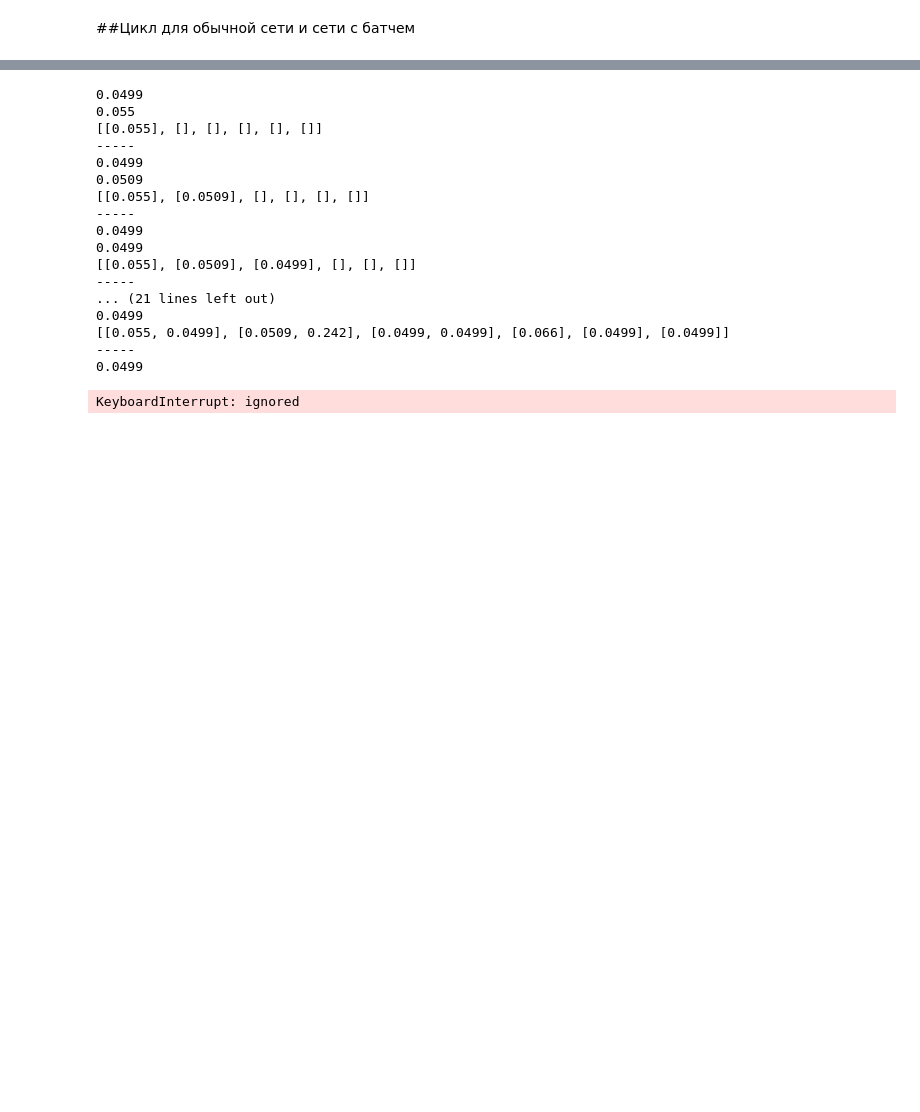
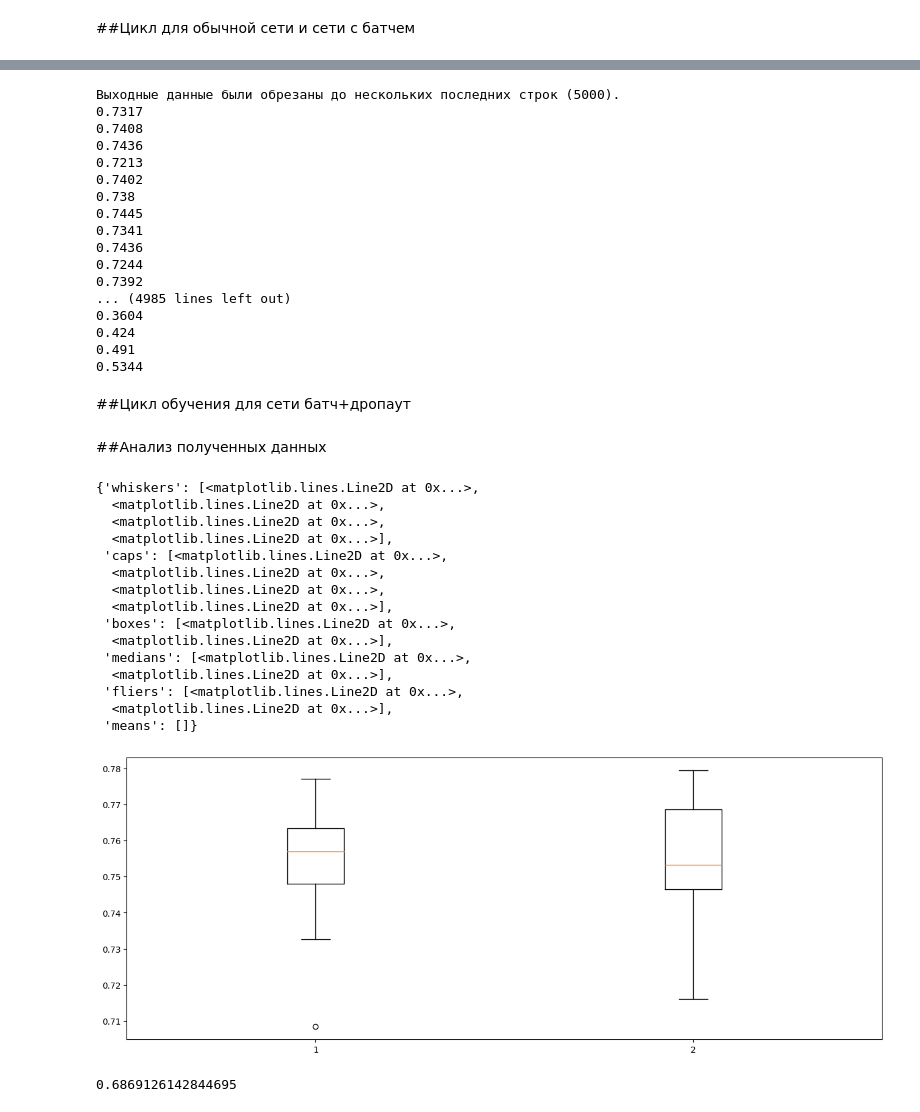
Before and after one commit to KORALLLL/MTUCI_EMNIST, a Jupyter notebook: ColabFiles/DropOutBatchExperiments_week_4_5.ipynb, the cells around one changed output, grey strips where cells are left out. Cells and saved outputs as stored; diff of their text form; code cells hidden in the pictures; blank space fills up the shorter version.

Commit message:
Эксперименты с дропаутом и батч нормализацией

```diff
--- a/ColabFiles/DropOutBatchExperiments_week_4_5.ipynb
+++ b/ColabFiles/DropOutBatchExperiments_week_4_5.ipynb
@@ -1031,6 +1031,6 @@ for net in range(2):
 # %%
 max_accuracy_list = [[], [], [], [], [], []]
-for experiments in range(3):
+for experiments in range(20):
   for coefs_index in range(len(coefs)):
     device = torch.device('cuda:0' if torch.cuda.is_available() else 'cpu')
     lenet = LeNetDropOut(coefs[coefs_index]).to(device)
@@ -1070,24 +1070,25 @@ for experiments in range(3):
     print(max_accuracy_list)
     print("-----")
 # %% [output]
-0.0499
-0.055
-[[0.055], [], [], [], [], []]
------
-0.0499
-0.0509
-[[0.055], [0.0509], [], [], [], []]
------
-0.0499
-0.0499
-[[0.055], [0.0509], [0.0499], [], [], []]
------
-... (21 lines left out)
-0.0499
-[[0.055, 0.0499], [0.0509, 0.242], [0.0499, 0.0499], [0.066], [0.0499], [0.0499]]
------
-0.0499
+Выходные данные были обрезаны до нескольких последних строк (5000).
+0.7317
+0.7408
+0.7436
+0.7213
+0.7402
+0.738
+0.7445
+0.7341
+0.7436
+0.7244
+0.7392
+... (4985 lines left out)
+0.3604
+0.424
+0.491
+0.5344
-KeyboardInterrupt: ignored
+# %% [markdown]
+##Цикл обучения для сети батч+дропаут
 # %%
 max_accuracy_list = [[], [], [], [], [], []]
 for experiments in range(3):
@@ -1131,0 +1136,29 @@ for experiments in range(3):
+# %% [markdown]
+##Анализ полученных данных
+# %%
+data = [[0.7576, 0.7548, 0.7656, 0.7673, 0.7643, 0.7327, 0.7634, 0.755, 0.777, 0.7601, 0.7634, 0.7084, 0.7424, 0.7344, 0.761, 0.7473, 0.7507, 0.7486, 0.757], [0.7294, 0.7517, 0.7709, 0.7478, 0.7223, 0.7761, 0.7539, 0.7684, 0.7484, 0.7161, 0.7314, 0.767, 0.7424, 0.7512, 0.7644, 0.7794, 0.76, 0.7694, 0.773, 0.7526]]
+plt.figure(figsize = (16.,6.))
+plt.boxplot(data)
+# %% [output]
+{'whiskers': [<matplotlib.lines.Line2D at 0x...>,
+  <matplotlib.lines.Line2D at 0x...>,
+  <matplotlib.lines.Line2D at 0x...>,
+  <matplotlib.lines.Line2D at 0x...>],
+ 'caps': [<matplotlib.lines.Line2D at 0x...>,
+  <matplotlib.lines.Line2D at 0x...>,
+  <matplotlib.lines.Line2D at 0x...>,
+  <matplotlib.lines.Line2D at 0x...>],
+ 'boxes': [<matplotlib.lines.Line2D at 0x...>,
+  <matplotlib.lines.Line2D at 0x...>],
+ 'medians': [<matplotlib.lines.Line2D at 0x...>,
+  <matplotlib.lines.Line2D at 0x...>],
+ 'fliers': [<matplotlib.lines.Line2D at 0x...>,
+  <matplotlib.lines.Line2D at 0x...>],
+ 'means': []}
+[figure, added]
+# %%
+
+t_stat, p_val = stats.ttest_ind(data[0], data[1])
+print(p_val)
+# %% [output]
+0.6869126142844695
```
Also changed, not shown: parts of 12 cells of this notebook.
